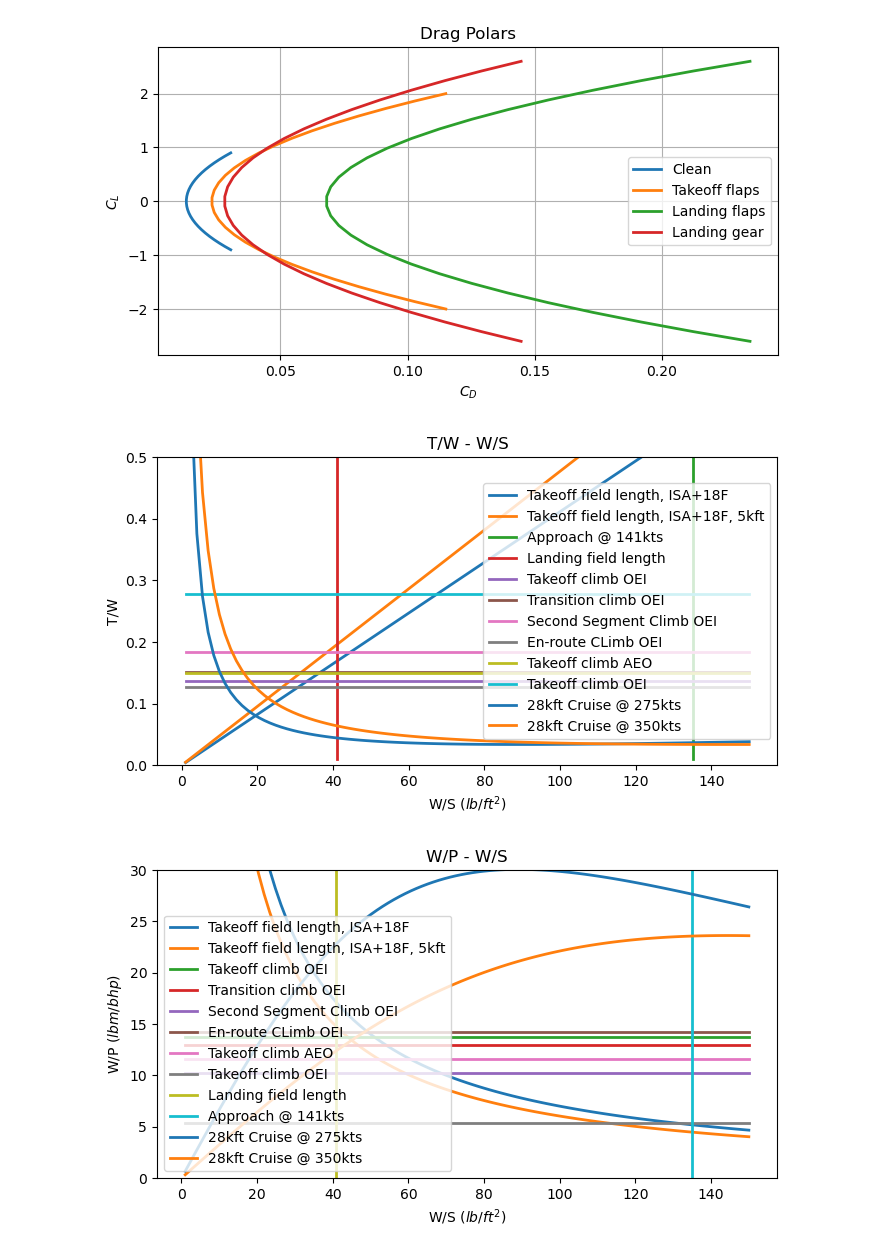
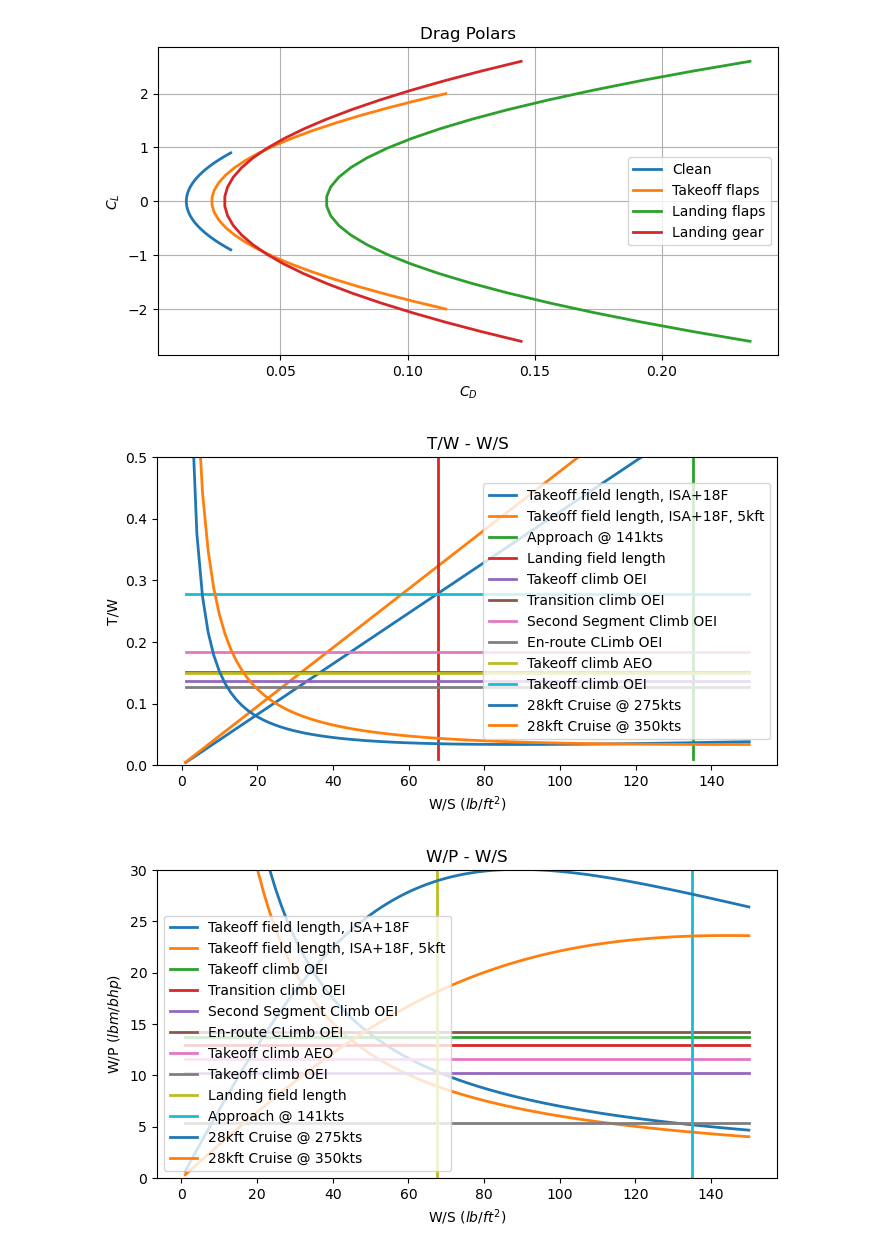
Before and after one commit to jucobee/START, a Jupyter notebook: PreliminarySizing.ipynb, the cells around one changed output. Saved outputs shown, nothing was run; the diff lists cells and outputs as text; code cells hidden in the pictures.

```diff
--- a/PreliminarySizing.ipynb
+++ b/PreliminarySizing.ipynb
@@ -100,7 +100,7 @@ ws_approach_SLp18 = 1/2*rho_SLp18F*V_so**2*CL_max_L*np.ones(N) # slug/ft3, densi
 
 ## Landing Field Length
 V_a = 141*1.68780986 # ft/s approach speed, requirement
-s_a = 1000*1.67 # FAR 25, Martins
+s_a = 1000 # FAR 25, Martins
 s_FL = 4500 # ft, field length requirement
 s_L = s_FL*0.6
 
@@ -223,32 +223,32 @@ plt.legend(loc='best')
 # plt.show()
 
 
 # plotting WP
 plt.figure(figsize=(8,4))
 plt.title('W/P - W/S')
 plt.xlabel("W/S $(lb/ft^2)$")
 plt.ylabel("W/P $(lbm/bhp)$")
 plt.plot(ws, wp_tofl, label='Takeoff field length, ISA+18F', linestyle='-', linewidth=2)
 plt.plot(ws, wp_tofl_5kft, label='Takeoff field length, ISA+18F, 5kft', linestyle='-', linewidth=2)
 
 plt.plot(ws, wp_climb_TO, label='Takeoff climb OEI', linestyle='-', linewidth=2)
 plt.plot(ws, wp_climb_TC, label='Transition climb OEI', linestyle='-', linewidth=2)
 plt.plot(ws, wp_climb_SSC, label='Second Segment Climb OEI', linestyle='-', linewidth=2)
 plt.plot(ws, wp_climb_ERC, label='En-route CLimb OEI', linestyle='-', linewidth=2)
 plt.plot(ws, wp_climb_BLC_AEO, label='Takeoff climb AEO', linestyle='-', linewidth=2)
 plt.plot(ws, wp_climb_BLC_OEI, label='Takeoff climb OEI', linestyle='-', linewidth=2)
 
 plt.plot(ws_landing_SLp18, wp, label='Landing field length', linestyle='-', linewidth=2)
 plt.plot(ws_approach_SLp18, wp, label='Approach @ 141kts', linestyle='-', linewidth=2)
 
 # plt.plot(ws, tw_climb, label='Takeoff climb', linestyle='-', linewidth=2)
 
 
 plt.plot(ws, wp_cruise_min, label='28kft Cruise @ 275kts', linestyle='-', linewidth=2)
 plt.plot(ws, wp_cruise_target, label='28kft Cruise @ 350kts', linestyle='-', linewidth=2)
 plt.ylim(0, 30)
 plt.legend(loc='best')
 plt.show()
 # %% [output]
-[figure, old version]
+[figure, new version]
-[figure, old version]
+[figure, new version]
```
